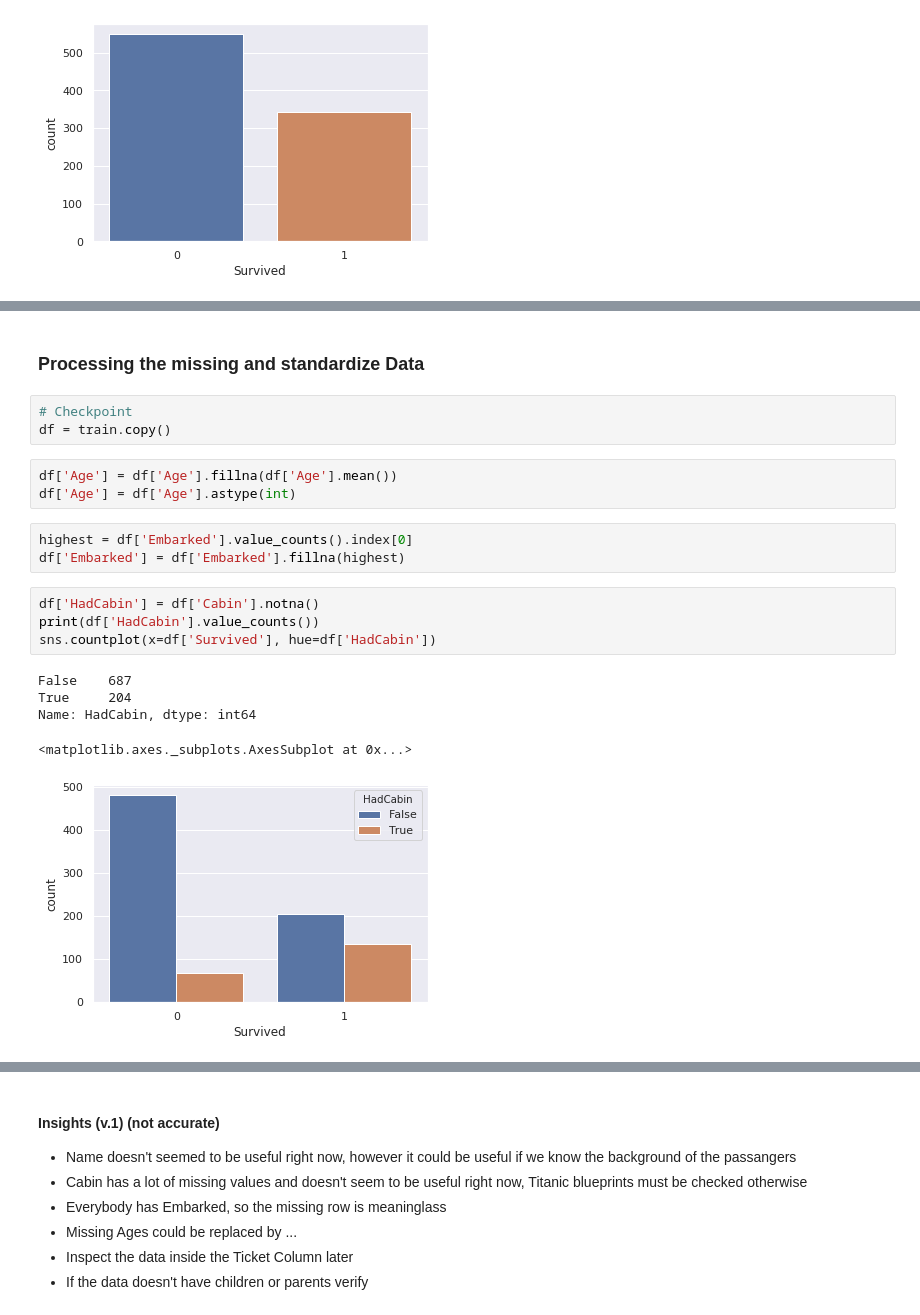
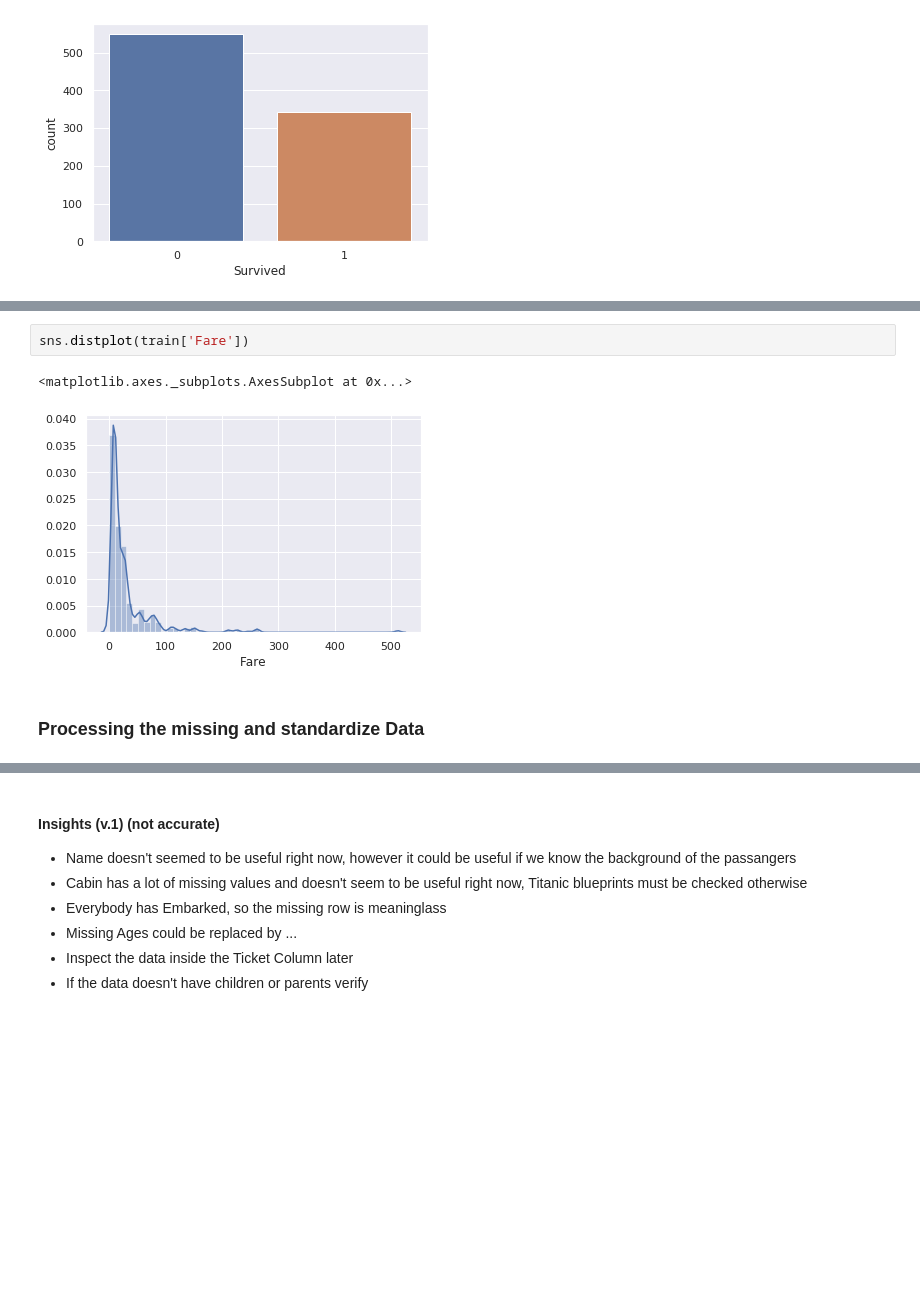
Before and after one commit to hugueds/kaggle-titanic, a Jupyter notebook: Titanic.ipynb, the cells around one changed output, grey strips where cells are left out. Saved outputs shown, nothing was run; the diff lists cells and outputs as text; blank space fills up the shorter version.

```diff
--- a/Titanic.ipynb
+++ b/Titanic.ipynb
@@ -136,24 +139,10 @@ sns.countplot(x=df['Survived'], hue=df['Parch'])
 # %% [output]
 <matplotlib.axes._subplots.AxesSubplot at 0x...>
 [figure]
+# %%
+sns.distplot(train['Fare'])
+# %% [output]
+<matplotlib.axes._subplots.AxesSubplot at 0x...>
+[figure, added]
 # %% [markdown]
 ### Processing the missing and standardize Data
-# %%
-# Checkpoint
-df = train.copy()
-# %%
-df['Age'] = df['Age'].fillna(df['Age'].mean())
-df['Age'] = df['Age'].astype(int)
-# %%
-highest = df['Embarked'].value_counts().index[0]
-df['Embarked'] = df['Embarked'].fillna(highest)
-# %%
-df['HadCabin'] = df['Cabin'].notna()
-print(df['HadCabin'].value_counts())
-sns.countplot(x=df['Survived'], hue=df['HadCabin'])
-# %% [output]
-False    687
-True     204
-Name: HadCabin, dtype: int64
-<matplotlib.axes._subplots.AxesSubplot at 0x...>
-[figure, removed]
```
Also changed, not shown: parts of 61 cells of this notebook.
